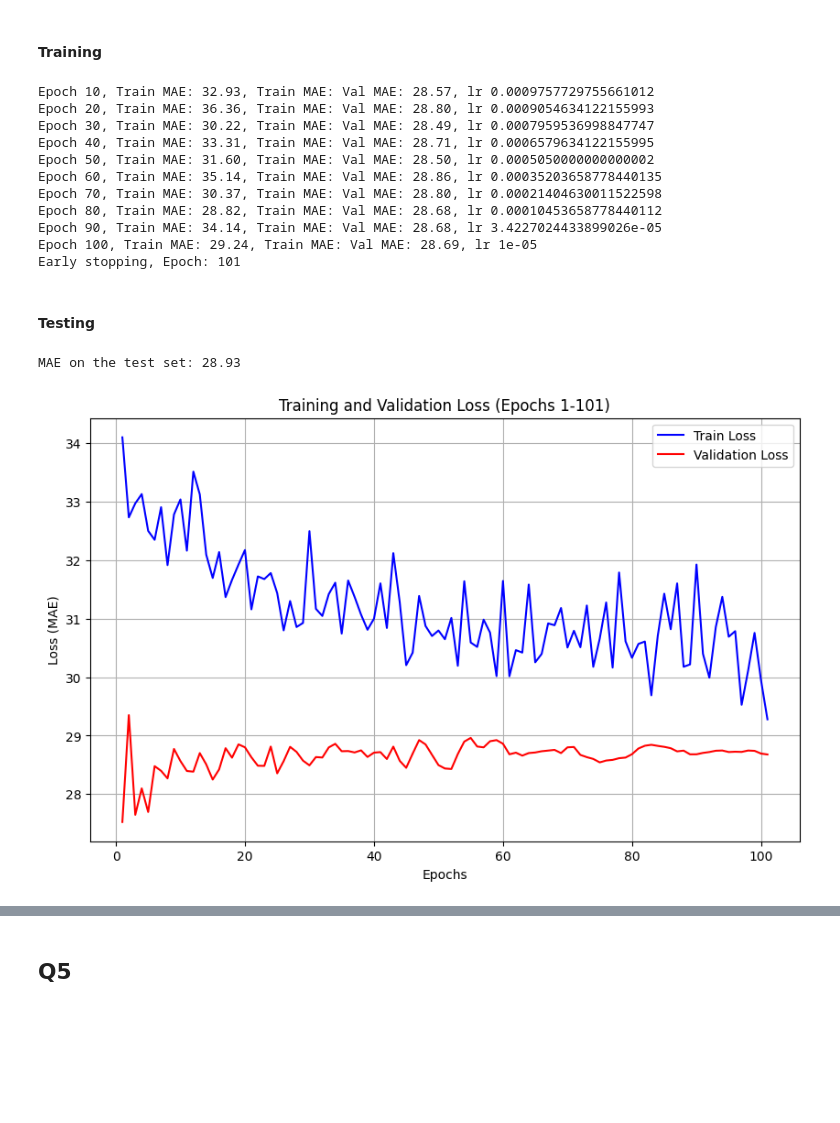
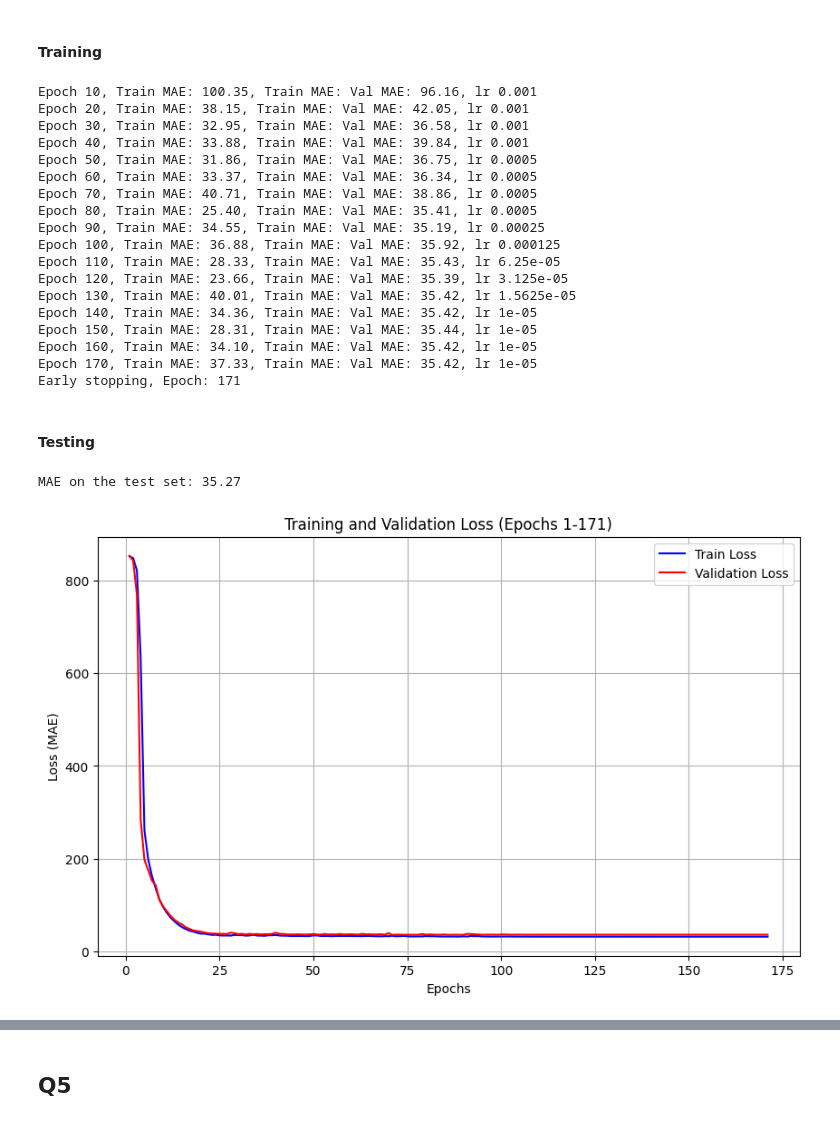
Before and after one commit to elijah-jones-2003/PADL, a Jupyter notebook: padl.ipynb, the cells around one changed output, grey strips where cells are left out. Drawn from its saved outputs; the diff is of its cells as text; code cells hidden in the pictures; blank space fills up the shorter version.

```diff
--- a/padl.ipynb
+++ b/padl.ipynb
@@ -345,6 +350,7 @@ for i in range(21, 31):
 # %%
 # Get data from body_measurements.csv
 data = np.genfromtxt((DATA_DIRECTORY + 'body_measurements.csv'), delimiter=',', skip_header=1)
+device = torch.device("cuda" if torch.cuda.is_available() else "cpu")
 
 # Filter out nan values
 valid_rows = ~np.isnan(data).any(axis=1)
@@ -512,12 +517,11 @@ scheduler = torch.optim.lr_scheduler.ReduceLROnPlateau(
     min_lr=1e-5,  # don’t go too low
 )
 
-scheduler = torch.optim.lr_scheduler.CosineAnnealingLR(optimiser, T_max=100, eta_min=1e-5)
 
 
 
 epochs = 500
-batch_size = 256
+batch_size = 128
 
 train_dataset = TensorDataset(X_train_tensor, y_train_tensor)
 train_loader = DataLoader(train_dataset, batch_size=batch_size, shuffle=True)
@@ -539,6 +543,7 @@ for epoch in range(epochs):
     total_val_loss = 0.0
     waist_predictor.train()
     for batch_X, batch_y in train_loader:
+        batch_X, batch_y = batch_X.to(device), batch_y.to(device)
         optimiser.zero_grad()
         predictions = waist_predictor(batch_X)
         loss = loss_function(predictions, batch_y)
@@ -554,6 +559,7 @@ for epoch in range(epochs):
     total_val_loss = 0.0
     with torch.no_grad():
       for batch_X, batch_y in val_loader:
+        batch_X, batch_y = batch_X.to(device), batch_y.to(device)
         val_preds = waist_predictor(batch_X)
         val_loss = loss_function(val_preds, batch_y).item()
         total_val_loss += val_loss * batch_X.size(0)
@@ -561,7 +567,7 @@ for epoch in range(epochs):
     avg_val_loss = total_val_loss / len(val_loader.dataset)
     val_losses.append(avg_val_loss)
 
-    scheduler.step()
+    scheduler.step(avg_val_loss)
 
     current_lr = scheduler.optimizer.param_groups[0]['lr']
     lr_changes.append(current_lr)
@@ -580,17 +586,24 @@ for epoch in range(epochs):
             end_epoch = epoch+1
             break
 # %% [output]
-Epoch 10, Train MAE: 32.93, Train MAE: Val MAE: 28.57, lr 0.0009757729755661012
-Epoch 20, Train MAE: 36.36, Train MAE: Val MAE: 28.80, lr 0.0009054634122155993
-Epoch 30, Train MAE: 30.22, Train MAE: Val MAE: 28.49, lr 0.0007959536998847747
-Epoch 40, Train MAE: 33.31, Train MAE: Val MAE: 28.71, lr 0.0006579634122155995
-Epoch 50, Train MAE: 31.60, Train MAE: Val MAE: 28.50, lr 0.0005050000000000002
-Epoch 60, Train MAE: 35.14, Train MAE: Val MAE: 28.86, lr 0.00035203658778440135
-Epoch 70, Train MAE: 30.37, Train MAE: Val MAE: 28.80, lr 0.00021404630011522598
-Epoch 80, Train MAE: 28.82, Train MAE: Val MAE: 28.68, lr 0.00010453658778440112
-Epoch 90, Train MAE: 34.14, Train MAE: Val MAE: 28.68, lr 3.4227024433899026e-05
-Epoch 100, Train MAE: 29.24, Train MAE: Val MAE: 28.69, lr 1e-05
-Early stopping, Epoch: 101
+Epoch 10, Train MAE: 100.35, Train MAE: Val MAE: 96.16, lr 0.001
+Epoch 20, Train MAE: 38.15, Train MAE: Val MAE: 42.05, lr 0.001
+Epoch 30, Train MAE: 32.95, Train MAE: Val MAE: 36.58, lr 0.001
+Epoch 40, Train MAE: 33.88, Train MAE: Val MAE: 39.84, lr 0.001
+Epoch 50, Train MAE: 31.86, Train MAE: Val MAE: 36.75, lr 0.0005
+Epoch 60, Train MAE: 33.37, Train MAE: Val MAE: 36.34, lr 0.0005
+Epoch 70, Train MAE: 40.71, Train MAE: Val MAE: 38.86, lr 0.0005
+Epoch 80, Train MAE: 25.40, Train MAE: Val MAE: 35.41, lr 0.0005
+Epoch 90, Train MAE: 34.55, Train MAE: Val MAE: 35.19, lr 0.00025
+Epoch 100, Train MAE: 36.88, Train MAE: Val MAE: 35.92, lr 0.000125
+Epoch 110, Train MAE: 28.33, Train MAE: Val MAE: 35.43, lr 6.25e-05
+Epoch 120, Train MAE: 23.66, Train MAE: Val MAE: 35.39, lr 3.125e-05
+Epoch 130, Train MAE: 40.01, Train MAE: Val MAE: 35.42, lr 1.5625e-05
+Epoch 140, Train MAE: 34.36, Train MAE: Val MAE: 35.42, lr 1e-05
+Epoch 150, Train MAE: 28.31, Train MAE: Val MAE: 35.44, lr 1e-05
+Epoch 160, Train MAE: 34.10, Train MAE: Val MAE: 35.42, lr 1e-05
+Epoch 170, Train MAE: 37.33, Train MAE: Val MAE: 35.42, lr 1e-05
+Early stopping, Epoch: 171
 # %% [markdown]
 #### Testing
 # %%
@@ -601,37 +614,38 @@ waist_predictor.eval()
 total_test_loss = 0.0
 with torch.no_grad():
   for batch_X, batch_y in test_loader:
+    batch_X, batch_y = batch_X.to(device), batch_y.to(device)
     y_test_pred = waist_predictor(batch_X)
     test_loss = loss_function(y_test_pred, batch_y).item()
     total_test_loss += test_loss * batch_X.size(0)
 
 avg_test_loss = total_test_loss / len(test_loader.dataset)
 print(f"MAE on the test set: {avg_test_loss:.2f}")
 
 # Plot training and validation loss from epoch 100 to 1000
 start_epoch = 1
-end_epoch = min(1000, end_epoch)
+end_epoch = len(train_losses)
 
 plt.figure(figsize=(10, 6))
 plt.plot(range(start_epoch, end_epoch + 1), train_losses[start_epoch - 1:end_epoch], label="Train Loss", color='blue')
 plt.plot(range(start_epoch, end_epoch + 1), val_losses[start_epoch - 1:end_epoch], label="Validation Loss", color='red')
 plt.xlabel('Epochs')
 plt.ylabel('Loss (MAE)')
 plt.title(f'Training and Validation Loss (Epochs {start_epoch}-{end_epoch})')
 plt.legend()
 plt.grid(True)
 plt.show()
 
 # plt.figure(figsize=(10, 6))
 # plt.plot(range(start_epoch, end_epoch + 1), lr_changes[start_epoch - 1:end_epoch], label="LR", color='blue')
 # plt.xlabel('Epochs')
 # plt.ylabel('LR')
 # plt.legend()
 # plt.grid(True)
 # plt.show()
 # %% [output]
-MAE on the test set: 28.93
+MAE on the test set: 35.27
-[figure, old version]
+[figure, new version]
 # %%
 # torch.save(waist_predictor.state_dict(), MODEL_DIRECTORY + "/waist_predictor_temp.pth")
 # %%
```
Also changed, not shown: parts of 4 cells of this notebook.
